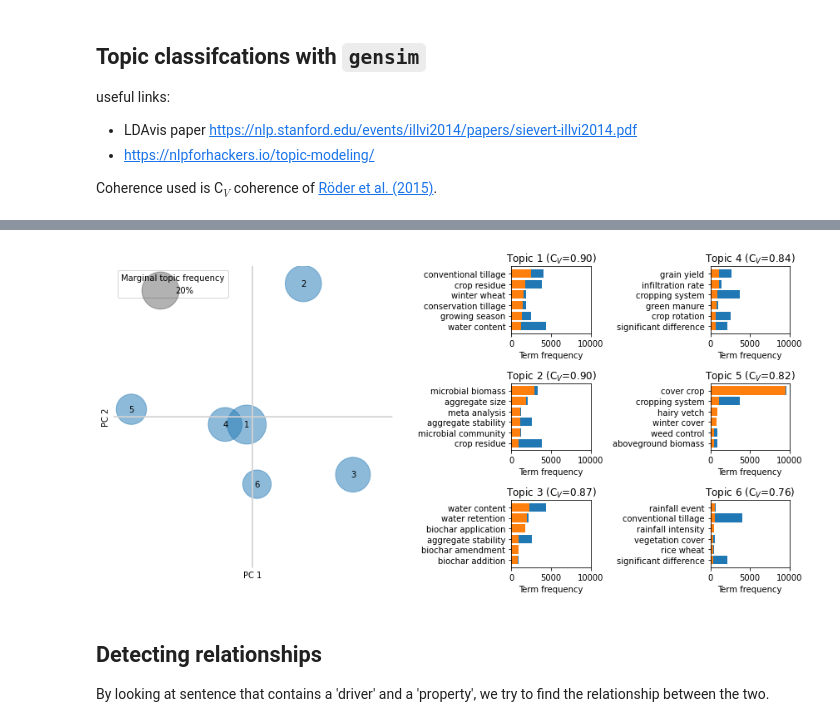
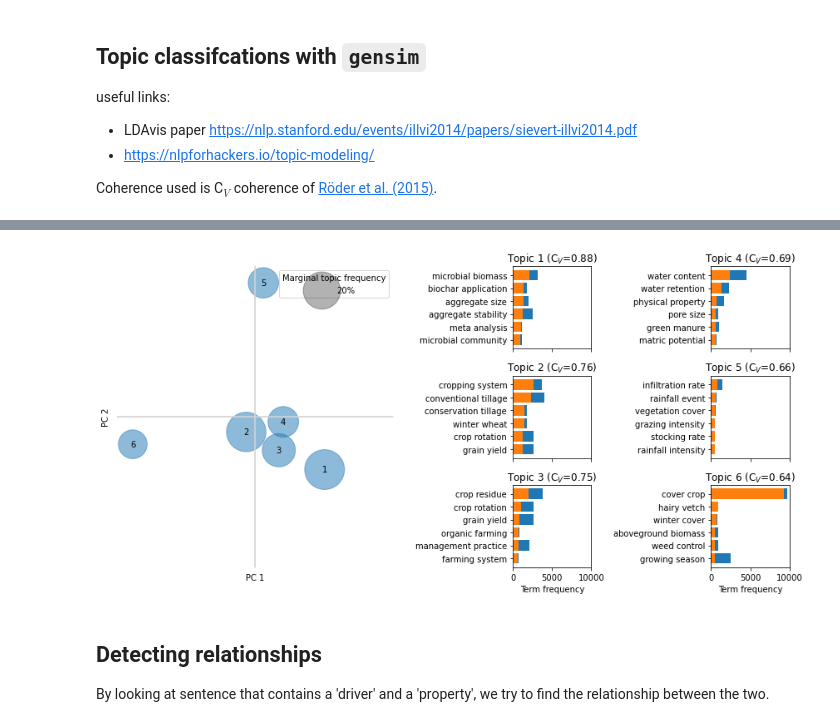
Before and after one commit to climasoma/nlp, a Jupyter notebook: notebooks/nlp-meta-analyses.ipynb, the cells around one changed output, grey strips where cells are left out. Drawn from its saved outputs; the diff is of its cells as text; code cells hidden in the pictures.

Commit message:
update topic modelling

```diff
--- a/notebooks/nlp-meta-analyses.ipynb
+++ b/notebooks/nlp-meta-analyses.ipynb
@@ -195,7 +197,7 @@ for i, fname in tqdm(enumerate(dfpub.loc[:, 'fname']), total=dfpub.shape[0]):
         # remove the references
         #if len(re.findall('r(é|e)f(é|e)rences?|r ?e ?f ?e ?r ?e ?n ?c ?e ?s?', body, flags=re.IGNORECASE)) == 0:
         #    print('no ref found for', fname)
-        parts = re.split('\n\s?r(é|e)f(é|e)rences?\n|\n\s?r ?e ?f ?e ?r ?e ?n ?c ?e ?s?\n', body, flags=re.IGNORECASE)
+        parts = re.split('\n[ ]?r(é|e)f(é|e)rences?\n|\n[ ]?r ?e ?f ?e ?r ?e ?n ?c ?e ?s?\n', body, flags=re.IGNORECASE)
         if len(parts) > 2:  # at least one 'reference' found
             body = '\nReferences\n'.join([a for a in parts[:-1] if a is not None])
         else:
@@ -327,15 +329,15 @@ for i in tqdm(range(0, dfpub.shape[0])):
 
             # cleaning up
             abstract = abstract.strip()
-            abstract = re.sub('Abstracts?\.?[ \n\t]+', '', abstract)
-            abstract = re.sub('ABSTRACTS?\.?[ \n\t]+', '', abstract)
-            abstract = re.sub('Summary\.?[ \n\t]+', '', abstract)
+            abstract = re.sub('Abstracts?[.]?[ \n\t]+', '', abstract)
+            abstract = re.sub('ABSTRACTS?[.]?[ \n\t]+', '', abstract)
+            abstract = re.sub('Summary[.]?[ \n\t]+', '', abstract)
             abstract = abstract.split('Keywords')[0]
             abstract = abstract.split('Key words')[0]
             abstract = abstract.split('Copyright')[0]
             abstract = abstract.split('©')[0]
-            if len(re.split('\n\s+\n', abstract)) < 3:
-                a = re.split('\n\s+\n', abstract)[0]
+            if len(re.split('\n[ ]+\n', abstract)) < 3:
+                a = re.split('\n[ ]+\n', abstract)[0]
                 if len(a) > 200:
                     abstract = a
             abstract = re.sub('[ \t\n]{2,}', '', abstract)
@@ -526,10 +515,10 @@ modelling 40 topics
 # %%
-# figure
-avgcoh = np.array(avgcoh)
+# figure of coherence of the model
+modcoh = np.array(modcoh)
 fig, ax = plt.subplots()
-ax.errorbar(avgcoh[:, 0], avgcoh[:, 1], yerr=avgcoh[:, 2],
-            marker='.', linestyle='-')
+ax.plot(modcoh[:, 0], modcoh[:, 1], '.-')
 ax.set_xlabel('Number of topics')
-ax.set_ylabel('Coherence')
-fig.savefig(outputdir + 'coherence-meta.png', dpi=300)
+ax.set_ylabel('Model coherence')
+ax.xaxis.set_major_locator(MaxNLocator(integer=True))
+fig.savefig(outputdir + 'coherence-meta-model.png', dpi=300)
 # %% [output]
@@ -537,8 +538,8 @@ fig.savefig(outputdir + 'coherence-meta.png', dpi=300)
 # %%
-# select best model
-model = copy.deepcopy(models[4])
+# select best model or load it from disk
+model = copy.deepcopy(models[np.argmax(modcoh[:, 1])])
 #model.save('lda_model')
-model = LdaModel.load('lda_model')
+#model = LdaModel.load('lda_model')
 # %%
 model.print_topics()
 # %% [output]
@@ -600,38 +601,42 @@ ax.axvline(0, color='lightgrey')
 scatter = ax.scatter(df['x'], df['y'], s=df['Freq']*100, alpha=0.5)
 for i in range(df.shape[0]):
     ax.text(df.loc[i, 'x'], df.loc[i, 'y'], str(df.loc[i, 'topics']), ha='center', va='center')
 # produce a legend with a cross section of sizes from the scatter
 handles, labels = scatter.legend_elements(prop="sizes", num=1, alpha=0.3, fmt='{x:.0f}%', func=lambda x: x/100)
 legend2 = ax.legend(handles, labels, title="Marginal topic frequency")
 ax.set_xlabel('PC 1')
 ax.set_ylabel('PC 2')
 xmax = np.abs(ax.get_xlim()).max()
 ymax = np.abs(ax.get_ylim()).max()
 a = 0.05  # 5% padding
 ax.set_xlim([-xmax-a*xmax, xmax+a*xmax])
 ax.set_ylim([-ymax-a*ymax, ymax+a*ymax])
 
 # terms frequency in topic (bar plot)
 df = out.topic_info
-topn = 6  # number of topic to show in bar plot
+nrows = num_topics//2
+topn = 6  # number of terms to show in bar plot
 xlim = [0, 10000]
-for i in range(num_topics):
+for i in range(num_topics):  # we don't care about 'Default' topic
     category = 'Topic' + str(i+1)
     tdf = df[df['Category'].eq(category)].sort_values('Freq', ascending=False).reset_index(drop=False)
-    ax = plt.subplot2grid((num_topics//2, 4), (i%3, 2 + i//3))
+    ax = plt.subplot2grid((nrows, 4), (i % nrows, 2 + i // nrows))
     ax.set_title('Topic {:d} (C$_V$={:.2f})'.format(i+1, top_topics[i][1]))
     ax.barh(np.arange(topn), tdf['Total'].values[:topn])
     ax.barh(np.arange(topn), tdf['Freq'].values[:topn])
     terms = tdf['Term'].str.replace('_', ' ').values[:topn].tolist()
     ax.set_yticks(np.arange(len(terms)))
     ax.set_yticklabels(terms)
     ax.set_xlim(xlim)
     ax.invert_yaxis()
-    ax.set_xlabel('Term frequency')
+    if (i+1) % nrows == 0:
+        ax.set_xlabel('Term frequency')
+    else:
+        ax.set_xticklabels([])
 fig.tight_layout()
 fig.savefig(outputdir + 'topics-meta.png', dpi=300)
 # %% [output]
-[figure, old version]
+[figure, new version]
 # %% [markdown]
 ## Detecting relationships
 
```
Also changed, not shown: parts of 11 cells of this notebook, 3 other files.
